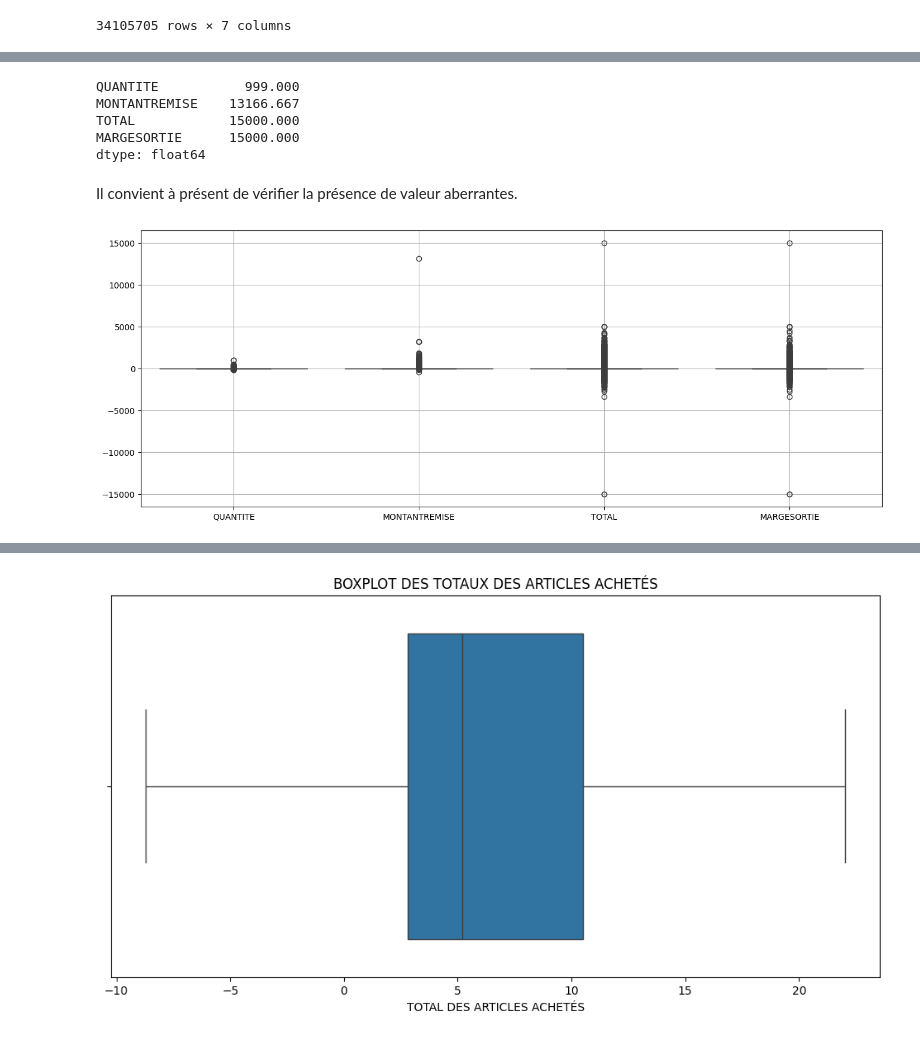
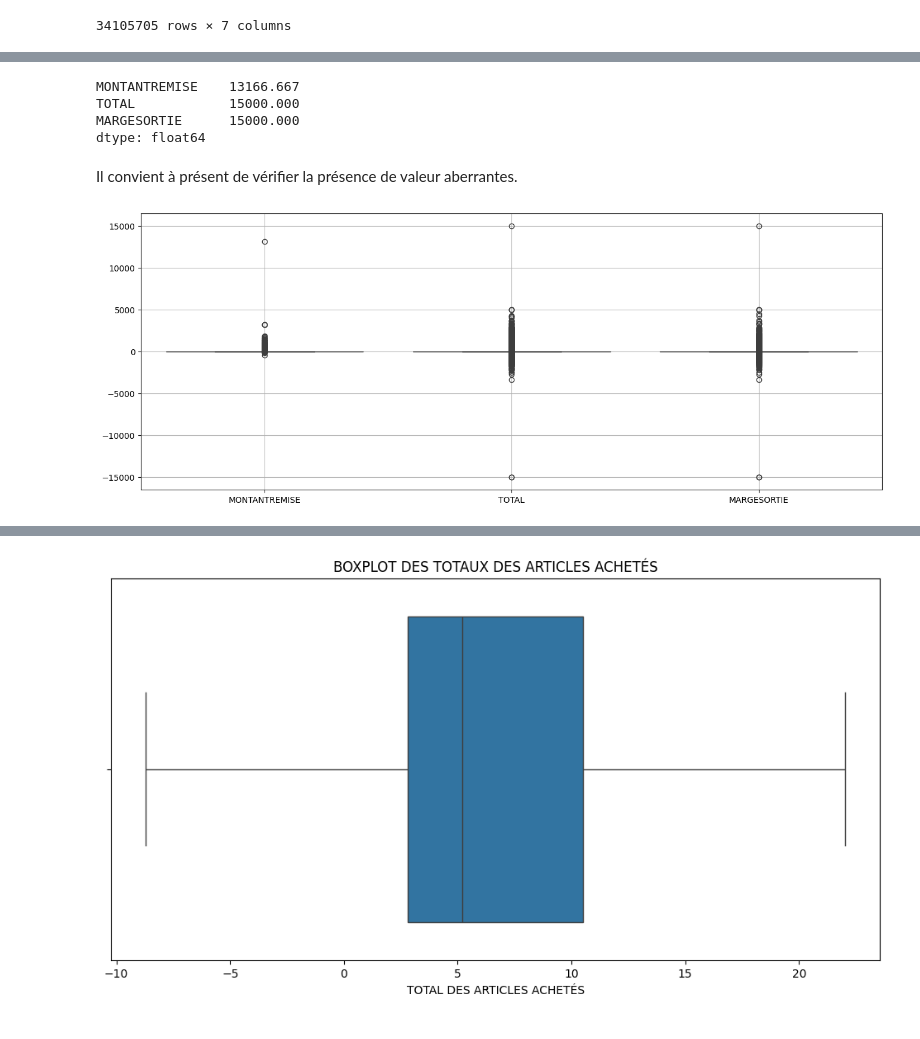
Before and after one commit to KBL78110/Retail_Customer_Retention, a Jupyter notebook: merged_Notebook GLOBAL TICKET Botanic_F.ipynb, the cells around one changed output, grey strips where cells are left out. Drawn from its saved outputs; the diff is of its cells as text; code cells hidden in the pictures.

```diff
--- a/merged_Notebook GLOBAL TICKET Botanic_F.ipynb
+++ b/merged_Notebook GLOBAL TICKET Botanic_F.ipynb
@@ -149,0 +142,6 @@ data3.describe()
+# %%
+# Création de la variable 'TOP_RETOUR' basée sur la colonne 'QUANTITE'
+data3['TOP_RETOUR'] = np.where(data3['QUANTITE'] < 0, 1, 0)
+
+# Afficher le DataFrame avec la nouvelle variable 'TOP_RETOUR'
+print(data3)
@@ -150,4 +196,5 @@ data3.describe()
 # %%
-columns=['QUANTITE', 'MONTANTREMISE', 'TOTAL', 'MARGESORTIE']
-data3[columns].shape
+columns=['MONTANTREMISE', 'TOTAL', 'MARGESORTIE']
+data4=data3[columns]
+data4[columns].shape
 # %% [output]
@@ -155,7 +214,6 @@ data3[columns].shape
 # %%
-data3[columns].max()
+data4[columns].max()
 # %% [output]
-QUANTITE           999.000
 MONTANTREMISE    13166.667
 TOTAL            15000.000
 MARGESORTIE      15000.000
@@ -165,9 +223,9 @@ Il convient à présent de vérifier la présence de valeur aberrantes.
 # %%
 def boxplot(data3):
     plt.figure(figsize=(16, 6))
-    sns.boxplot(data=data3)
+    sns.boxplot(data=data4)
     plt.grid()
 # %%
-boxplot(data3)
+boxplot(data4)
 # %% [output]
-[figure, old version]
+[figure, new version]
```
Also changed, not shown: parts of 36 cells of this notebook.
